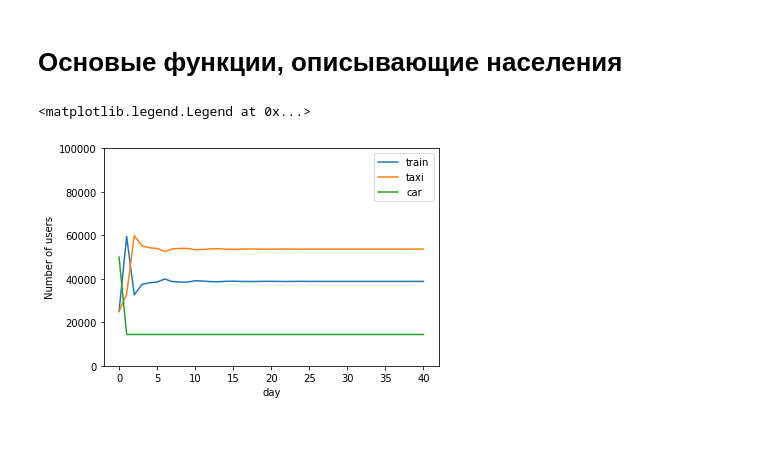
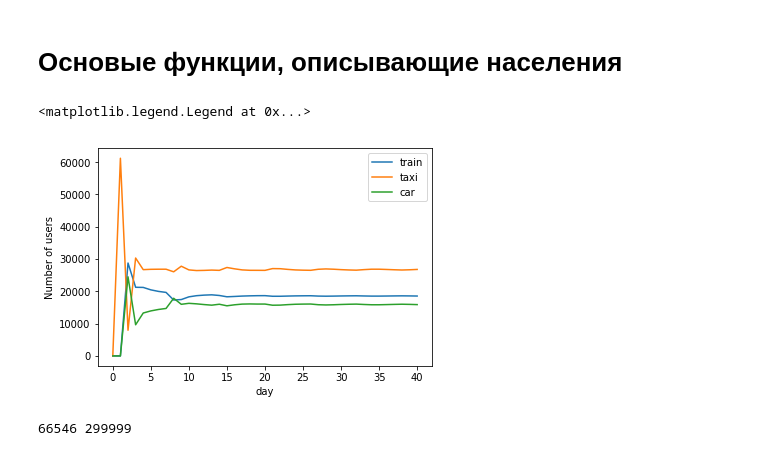
Before and after one commit to ALTAIRvovan/TransportFlows, a Jupyter notebook: main.ipynb, the cells around one changed output. Saved outputs shown, nothing was run; the diff lists cells and outputs as text; code cells hidden in the pictures.

```diff
--- a/main.ipynb
+++ b/main.ipynb
@@ -9,23 +9,30 @@ from users import UserDistribution
 from transport_types import TrainTransport, TaxiTransport, CarTransport
 
 N = 100000
-dis = UserDistribution(N, 1.1,  100000)
+max_price = 300000
+dis = UserDistribution(N, 1.1,  20000, max_price)
+spec_road_coeff = 0.5
+mem_time = 5
 
 trans = [
-    TrainTransport(2200, 12000, 0, 1000000),
-    TaxiTransport(1000, 15000, 0, 0.5, 1000),
-    CarTransport(3000, 15000, 1000, 0)
+#     TrainTransport(2200, 12000, 0, 1000000),
+#     TaxiTransport(15000, 15000, 0, 0.5, 1000),
+#     CarTransport(3000, 15000, 1000, 0)
+    TrainTransport(32, 100 / max_price, 0 / N ** 4 / max_price, 30 / N ** 2),
+    TaxiTransport(32, 60 / max_price, 10 / N ** 0.5, spec_road_coeff, 100 / N ** 4 / max_price),
+    CarTransport(40, 45 / max_price, 100 / N ** 4  / max_price, 10)
 ]
 
-x0 = [N / 4, N / 4,  N / 2]
+# x0 = [N / 4, N / 4,  N / 2]
+x0 = [0, 0, 0]
 x_story = [x0]
 # %%
 for step in range(40):
     x = [0, 0, 0]
-    for price, n in dis.distrib(1):
+    for price, n in dis.distrib(80000):
         f0 = trans[0].cost(price, x0[0], x0[0])
-        f1 = trans[1].cost(price, x0[1], x0[1] + x0[2])
-        f2 = trans[2].cost(price, x0[2], x0[2] + x0[1])
+        f1 = trans[1].cost(price, x0[1], (1 - spec_road_coeff) * x0[1] + x0[2])
+        f2 = trans[2].cost(price, x0[2], x0[2] + (1 - spec_road_coeff) * x0[1])
 #         print([f0, f1, f2])
         if f0 < f1 and f0 < f2:
             x[0] += n
@@ -34,21 +41,21 @@ for step in range(40):
         else:
             x[2] += n
     x_story.append(x)
-    if step > 3:
-        x0 = np.average(np.array(x_story[-3:]), axis=0)
+    if step > mem_time:
+        x0 = np.average(np.array(x_story[-mem_time:]), axis=0)
     else:
         x0 = np.average(np.array(x_story), axis=0)
 #     x0 = x
 # %%
 x_story_np = np.array(x_story)
 
 plt.plot(x_story_np[:, 0], label='train')
 plt.plot(x_story_np[:, 1], label='taxi')
 plt.plot(x_story_np[:, 2], label='car')
-plt.ylim(0, N)
+# plt.ylim(0, 1.1 * N)
 plt.ylabel("Number of users")
 plt.xlabel("day")
 plt.legend()
 # %% [output]
 <matplotlib.legend.Legend at 0x...>
-[figure, old version]
+[figure, new version]
@@ -54,0 +75,4 @@ plt.legend()
+# %%
+print(min(price_list[1]), max(price_list[1]))
+# %% [output]
+66546 299999
```
Also changed, not shown: parts of 3 cells of this notebook, 2 other files.
